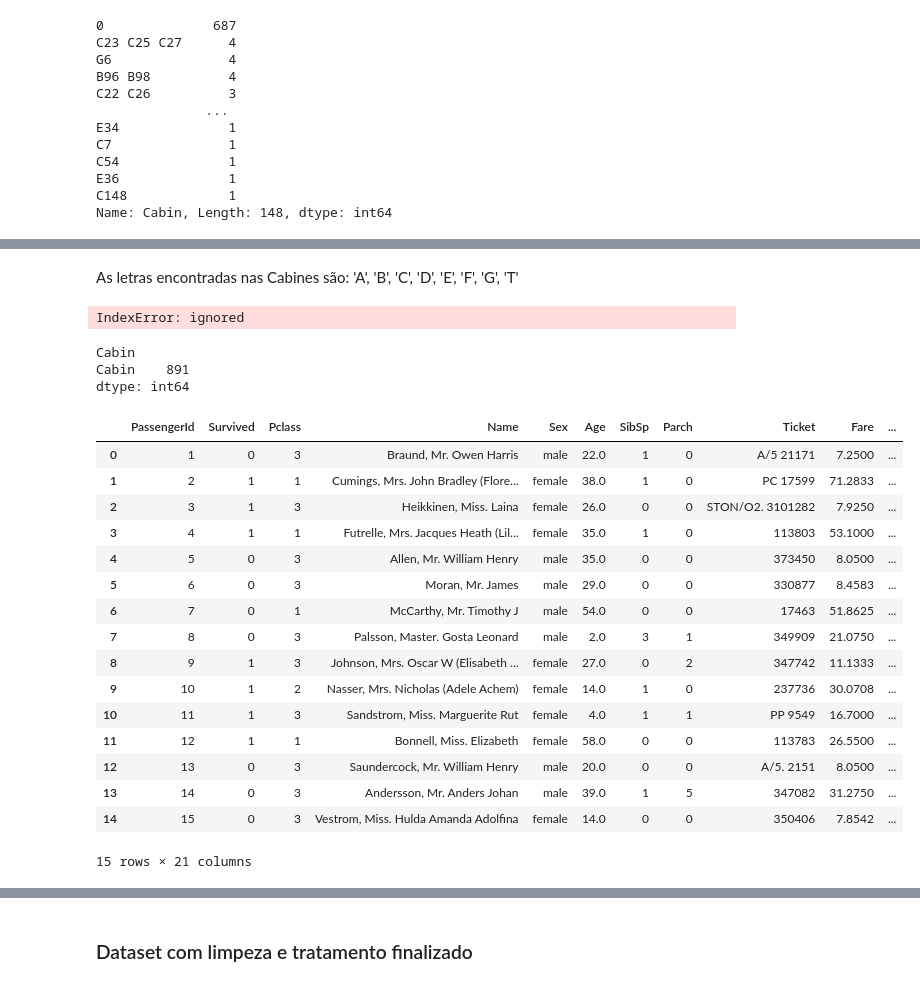
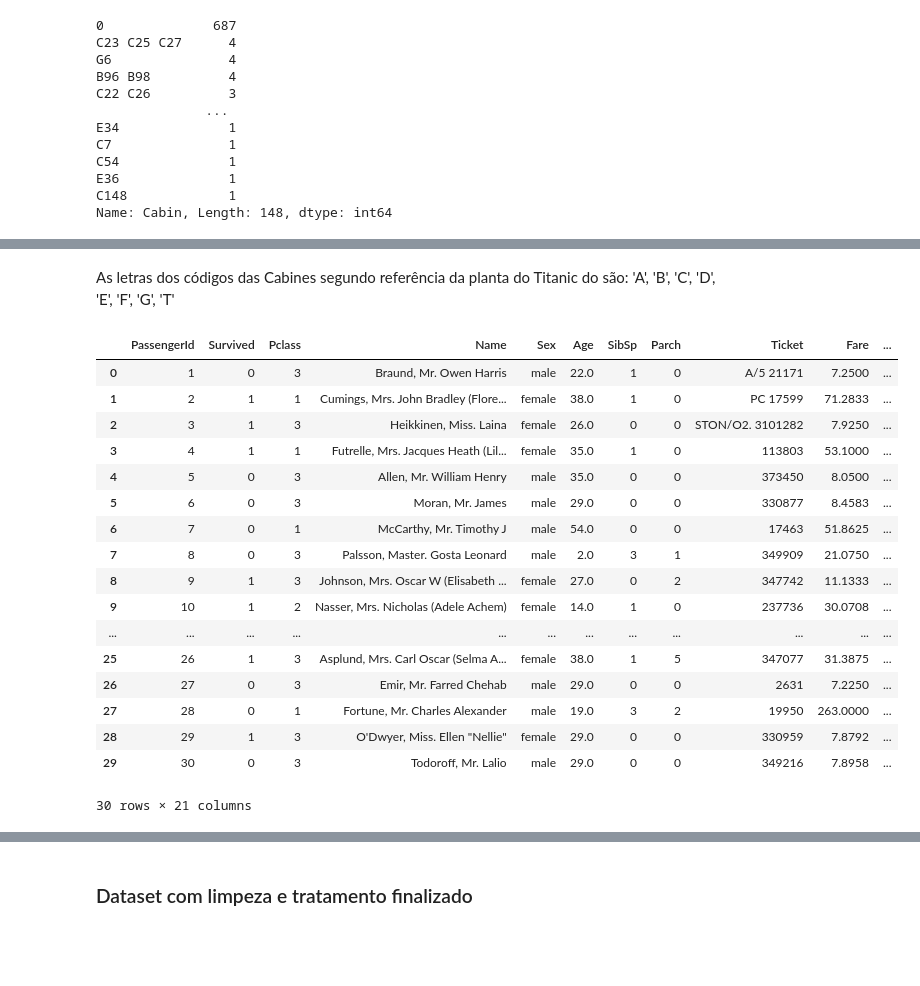
Before and after one commit to kmendesDev/project_titanic, a Jupyter notebook: data_cleaning_titanic.ipynb, the cells around one changed output, grey strips where cells are left out. Cells and saved outputs as stored; diff of their text form; code cells hidden in the pictures; blank space fills up the shorter version.

Commit message:
Finalização da transformação das colunas do dataset_treino

```diff
--- a/data_cleaning_titanic.ipynb
+++ b/data_cleaning_titanic.ipynb
@@ -1243,56 +1219,60 @@ Name: Cabin, dtype: int64
 # %% [markdown]
-As letras encontradas nas Cabines são: 'A', 'B', 'C', 'D', 'E', 'F', 'G', 'T'
+As letras dos códigos das Cabines segundo referência da planta do Titanic do  são: 'A', 'B', 'C', 'D', 'E', 'F', 'G', 'T'
-# %%
-# Criando um dicionário de mapeamento de letras para números
-for letters in letters_found.value_counts():
-  letters_found.value_counts()[letters] = letters
-# %% [output]
-IndexError: ignored
-# %%
-letters_found.value_counts()
-# %% [output]
-Cabin
-Cabin    891
-dtype: int64
 # %%
 # Dicionário de mapeamento de letras para números
 letter_to_number = {'A': 1, 'B': 2, 'C': 3, 'D': 4, 'E': 5, 'F': 6, 'G': 7, 'T': 8}
 
 # Criando uma nova coluna "Cabin_encoded" usando o dicionário de mapeamento
-training_data['Cabin_encoded'] = training_data['Cabin'].str.extract('([A-Za-z])')[0].map(letter_to_number)
+# Função para mapear letras para números
+def map_letters_to_numbers(cabin):
+    if isinstance(cabin, str):
+        new_cabin = ''
+        for letter in cabin:
+            if letter in letter_to_number:
+                new_cabin += str(letter_to_number[letter])
+        return int(new_cabin) if new_cabin else None
+    else:
+        return None
 
-# Obtendo a parte numérica da coluna "Cabin"
-training_data['Cabin_number'] = training_data['Cabin'].str.extract('(\d+)')
+# Aplicando a função à coluna "Cabin"
+training_data['Cabin_encoded'] = training_data['Cabin'].apply(map_letters_to_numbers).astype('Int64')
+
+# Obtendo a parte numérica da coluna "Cabin" de 0 a 9
+training_data['Cabin_number'] = training_data['Cabin'].str.extractall('(\d+)').groupby(level=0).apply(lambda x: ''.join(x[0]))
 
 # Combinando "Cabin_encoded" e "Cabin_number" em uma nova coluna "Cabin_combined"
 training_data['Cabin_combined'] = training_data['Cabin_encoded'].astype(str) + training_data['Cabin_number'].fillna('')
 
 # Removendo o ponto '.' da coluna "Cabin_combined"
 training_data['Cabin_combined'] = training_data['Cabin_combined'].str.replace('.', '', regex=False)
 
 # Substituindo "nan" por 0 na coluna "Cabin_combined"
 training_data['Cabin_combined'] = training_data['Cabin_combined'].replace('nan', '0')
 
 # Transformando a coluna "Cabin_combined" em valores numéricos
-training_data['Cabin_combined'] = pd.to_numeric(training_data['Cabin_combined'], errors='coerce')
+training_data['Cabin_combined'] = pd.to_numeric(training_data['Cabin_combined'], errors='coerce').astype('Int64')
+
+# Substituindo os valores ausentes em "Cabin_combined" por 0
+training_data['Cabin_combined'].fillna(0, inplace=True)
 
 # Exibindo as primeiras linhas do DataFrame com a coluna "Cabin_encoded"
-training_data.head(15)
+training_data.head(30)
 # %% [output]
 |  | PassengerId | Survived | Pclass | Name | Sex | Age | SibSp | Parch | Ticket | Fare | ... |
 | 0 | 1 | 0 | 3 | Braund, Mr. Owen Harris | male | 22.0 | 1 | 0 | A/5 21171 | 7.2500 | ... |
 | 1 | 2 | 1 | 1 | Cumings, Mrs. John Bradley (Flore... | female | 38.0 | 1 | 0 | PC 17599 | 71.2833 | ... |
 | 2 | 3 | 1 | 3 | Heikkinen, Miss. Laina | female | 26.0 | 0 | 0 | STON/O2. 3101282 | 7.9250 | ... |
 | 3 | 4 | 1 | 1 | Futrelle, Mrs. Jacques Heath (Lil... | female | 35.0 | 1 | 0 | 113803 | 53.1000 | ... |
 | 4 | 5 | 0 | 3 | Allen, Mr. William Henry | male | 35.0 | 0 | 0 | 373450 | 8.0500 | ... |
 | 5 | 6 | 0 | 3 | Moran, Mr. James | male | 29.0 | 0 | 0 | 330877 | 8.4583 | ... |
 | 6 | 7 | 0 | 1 | McCarthy, Mr. Timothy J | male | 54.0 | 0 | 0 | 17463 | 51.8625 | ... |
 | 7 | 8 | 0 | 3 | Palsson, Master. Gosta Leonard | male | 2.0 | 3 | 1 | 349909 | 21.0750 | ... |
 | 8 | 9 | 1 | 3 | Johnson, Mrs. Oscar W (Elisabeth ... | female | 27.0 | 0 | 2 | 347742 | 11.1333 | ... |
 | 9 | 10 | 1 | 2 | Nasser, Mrs. Nicholas (Adele Achem) | female | 14.0 | 1 | 0 | 237736 | 30.0708 | ... |
-| 10 | 11 | 1 | 3 | Sandstrom, Miss. Marguerite Rut | female | 4.0 | 1 | 1 | PP 9549 | 16.7000 | ... |
-| 11 | 12 | 1 | 1 | Bonnell, Miss. Elizabeth | female | 58.0 | 0 | 0 | 113783 | 26.5500 | ... |
-| 12 | 13 | 0 | 3 | Saundercock, Mr. William Henry | male | 20.0 | 0 | 0 | A/5. 2151 | 8.0500 | ... |
-| 13 | 14 | 0 | 3 | Andersson, Mr. Anders Johan | male | 39.0 | 1 | 5 | 347082 | 31.2750 | ... |
-| 14 | 15 | 0 | 3 | Vestrom, Miss. Hulda Amanda Adolfina | female | 14.0 | 0 | 0 | 350406 | 7.8542 | ... |
+| ... | ... | ... | ... | ... | ... | ... | ... | ... | ... | ... | ... |
+| 25 | 26 | 1 | 3 | Asplund, Mrs. Carl Oscar (Selma A... | female | 38.0 | 1 | 5 | 347077 | 31.3875 | ... |
+| 26 | 27 | 0 | 3 | Emir, Mr. Farred Chehab | male | 29.0 | 0 | 0 | 2631 | 7.2250 | ... |
+| 27 | 28 | 0 | 1 | Fortune, Mr. Charles Alexander | male | 19.0 | 3 | 2 | 19950 | 263.0000 | ... |
+| 28 | 29 | 1 | 3 | O'Dwyer, Miss. Ellen "Nellie" | female | 29.0 | 0 | 0 | 330959 | 7.8792 | ... |
+| 29 | 30 | 0 | 3 | Todoroff, Mr. Lalio | male | 29.0 | 0 | 0 | 349216 | 7.8958 | ... |
-15 rows × 21 columns
+30 rows × 21 columns
```
Also changed, not shown: parts of 2 cells of this notebook.
